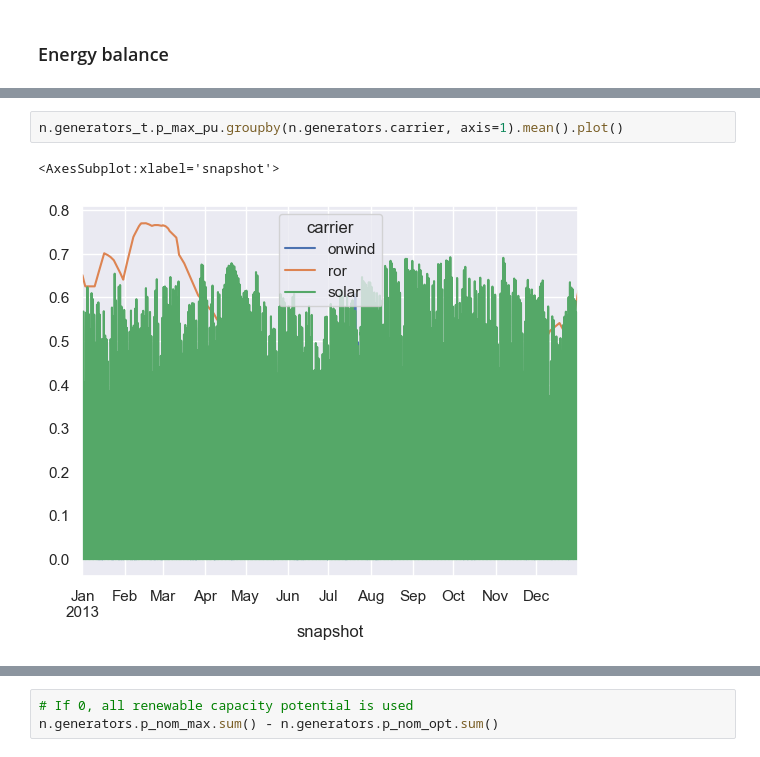
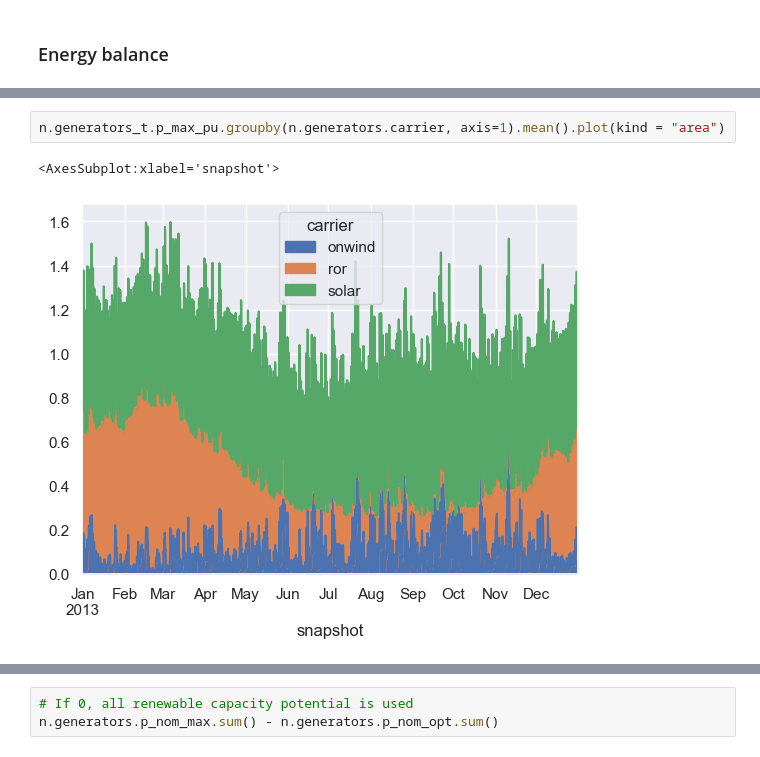
Before and after one commit to carlosfv92/pypsa-africa, a Jupyter notebook: Result_analysis/0_solve_network_results_BO.ipynb, the cells around one changed output, grey strips where cells are left out. Drawn from its saved outputs; the diff is of its cells as text.

```diff
--- a/Result_analysis/0_solve_network_results_BO.ipynb
+++ b/Result_analysis/0_solve_network_results_BO.ipynb
@@ -458,8 +458,8 @@ n.stores_t.p.head()
 # %%
-n.generators_t.p_max_pu.groupby(n.generators.carrier, axis=1).mean().plot()
+n.generators_t.p_max_pu.groupby(n.generators.carrier, axis=1).mean().plot(kind = "area")
 # %% [output]
 <AxesSubplot:xlabel='snapshot'>
-[figure, old version]
+[figure, new version]
 # %%
 #excluded_carrier = 'load'
 #grouped_mean = n.generators_t.p.groupby(n.generators.carrier, axis=1).mean().drop(columns=excluded_carrier)
```
Also changed, not shown: parts of 38 cells of this notebook, 4 other files.
